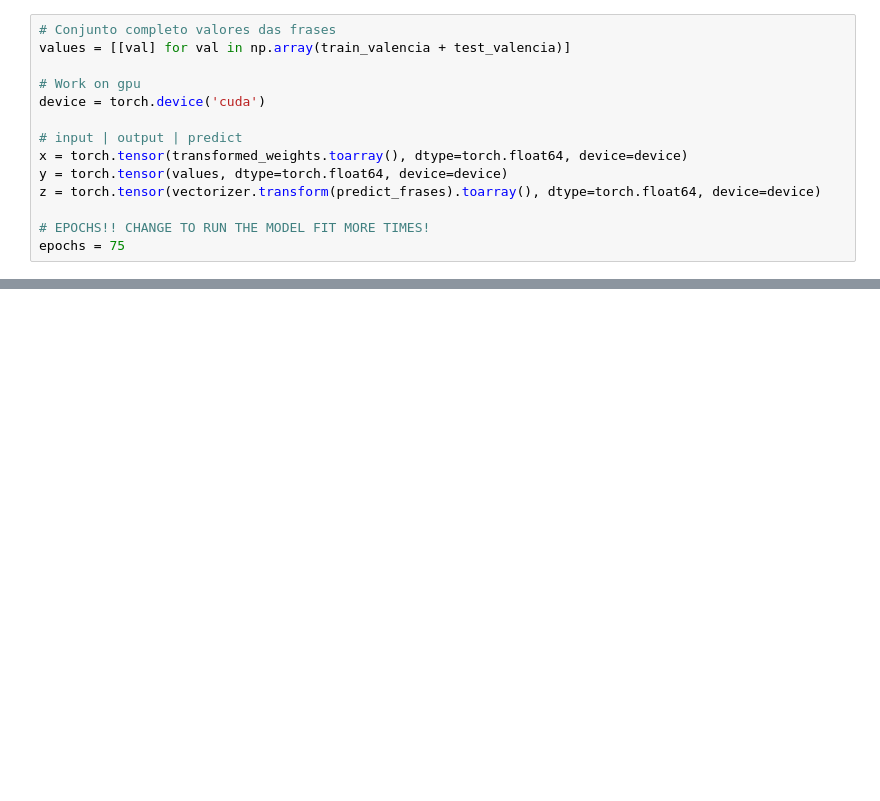
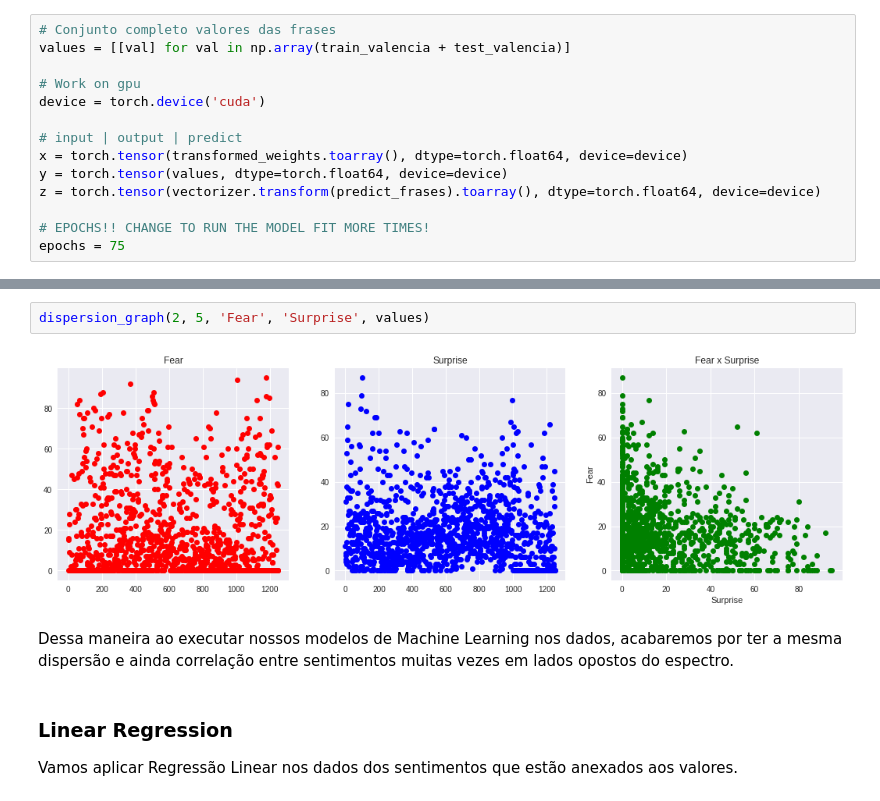
Before and after one commit to edgarbanhesse/ia369y-affective-computing, a Jupyter notebook: T2_Sentiment_Analysis.ipynb, the cells around one changed output, grey strips where cells are left out. Drawn from its saved outputs; the diff is of its cells as text; blank space fills up the shorter version.

```diff
--- a/T2_Sentiment_Analysis.ipynb
+++ b/T2_Sentiment_Analysis.ipynb
@@ -917,0 +1009,10 @@ Conforme mencionado: **anger, disgust, fear, joy, sadness, surprise**
+# %%
+dispersion_graph(2, 5, 'Fear', 'Surprise', values)
+# %% [output]
+[figure, added]
+# %% [markdown]
+Dessa maneira ao executar nossos modelos de Machine Learning nos dados, acabaremos por ter a mesma dispersão e ainda correlação entre sentimentos muitas vezes em lados opostos do espectro.
+# %% [markdown]
+### Linear Regression
+
+Vamos aplicar Regressão Linear nos dados dos sentimentos que estão anexados aos valores.
```
Also changed, not shown: parts of 64 cells of this notebook.
